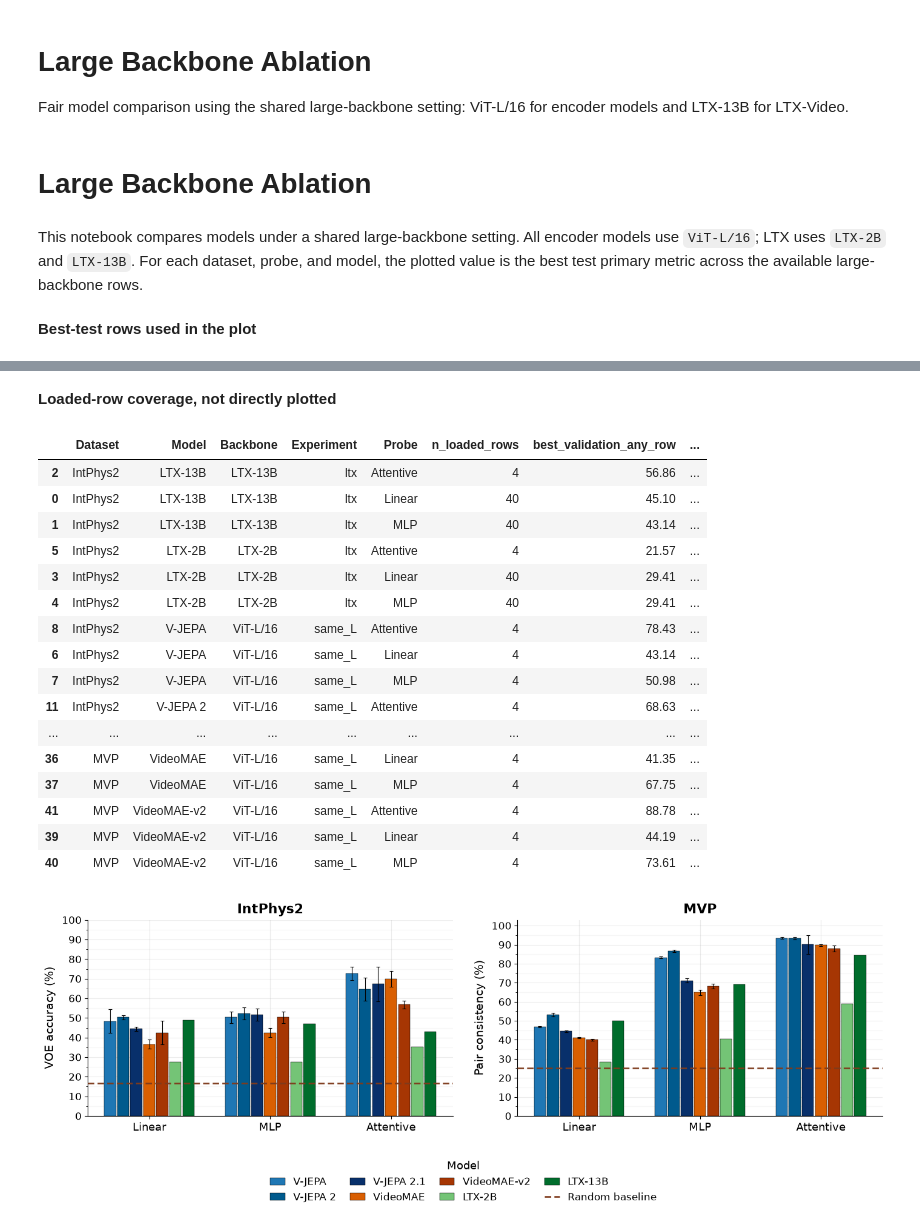
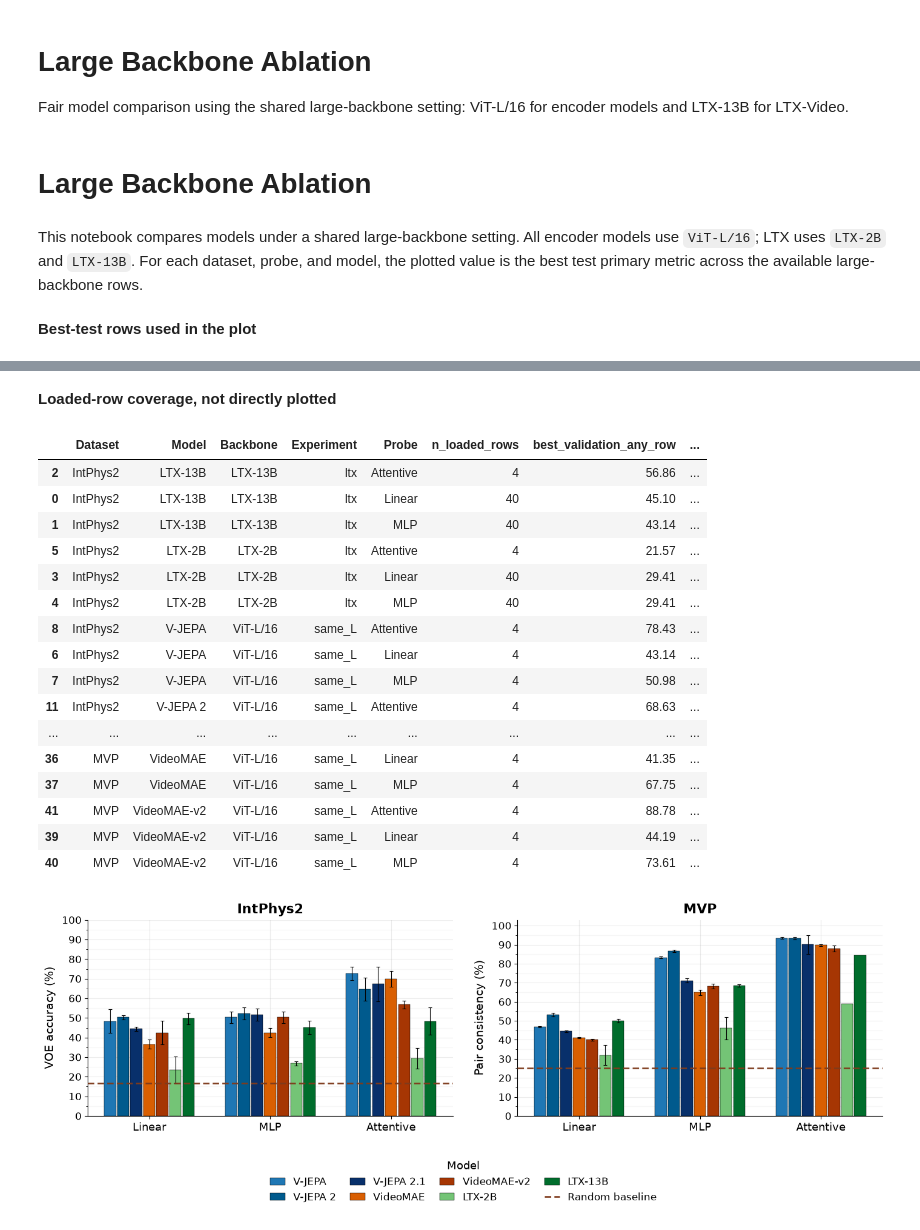
Before and after one commit to fomo-uva-video/Probe4Physics, a Jupyter notebook: notebooks/large_ablation_continuation.ipynb, the cells around one changed output, grey strips where cells are left out. Drawn from its saved outputs; the diff is of its cells as text; code cells hidden in the pictures.

```diff
--- a/notebooks/large_ablation_continuation.ipynb
+++ b/notebooks/large_ablation_continuation.ipynb
@@ -62,6 +62,7 @@ if str(NOTEBOOK_DIR) not in sys.path:
 import plot_colors
 importlib.reload(plot_colors)
 from plot_colors import MODEL_COLORS, PROBE_COLORS, REFERENCE_COLORS
+from seed_variance_loader import load_ready_seed_summary
 
 RESULTS_DIR = REPO_ROOT / 'results'
 MVP_XLSX = RESULTS_DIR / 'mvp_primary_db.xlsx'
@@ -216,19 +217,12 @@ def _load_attentive_continuation_summary():
     return _dedupe_seed_summary(cont)
 
 def load_seed_summary(mode=SEED_VARIANCE_MODE):
-    original = _load_original_seed_summary()
-    if mode == 'original':
-        return original
-    if mode != 'attentive_continuation':
-        raise ValueError(f'Unknown SEED_VARIANCE_MODE: {mode}')
-    cont = _load_attentive_continuation_summary()
-    if cont.empty:
-        return original
-    cont_keys = set(map(tuple, cont[SEED_MERGE_KEYS].itertuples(index=False, name=None)))
-    keep_original = original[~original[SEED_MERGE_KEYS].apply(tuple, axis=1).isin(cont_keys)]
-    combined = pd.concat([keep_original, cont], ignore_index=True, sort=False)
-    combined = combined.sort_values(SEED_MERGE_KEYS + ['seed_source']).drop_duplicates(SEED_MERGE_KEYS, keep='last')
-    return combined[SEED_MERGE_KEYS + SEED_STAT_COLUMNS].reset_index(drop=True)
+    return load_ready_seed_summary(
+        RESULTS_DIR,
+        mode=mode,
+        seed_merge_keys=SEED_MERGE_KEYS,
+        seed_stat_columns=SEED_STAT_COLUMNS,
+    )
 
 def attach_seed_stats(df, mode=SEED_VARIANCE_MODE):
     seeds = load_seed_summary(mode)
@@ -491,26 +485,26 @@ This notebook compares models under a shared large-backbone setting. All encoder
 | 0 | IntPhys2 | V-JEPA | ViT-L/16 | same_L | Linear | 24 | 48.37 | ... |
 | ... | ... | ... | ... | ... | ... | ... | ... | ... |
 | 28 | MVP | V-JEPA | ViT-L/16 | same_L | MLP | 18 | 83.18 | ... |
 | 29 | MVP | V-JEPA 2 | ViT-L/16 | same_L | MLP | 24 | 86.79 | ... |
 | 30 | MVP | V-JEPA 2.1 | ViT-L/16 | same_L | MLP | 18 | 71.12 | ... |
 | 33 | MVP | VideoMAE | ViT-L/16 | same_L | MLP | 24 | 64.88 | ... |
 | 34 | MVP | VideoMAE-v2 | ViT-L/16 | same_L | MLP | 18 | 68.18 | ... |
 **Loaded-row coverage, not directly plotted**
 |  | Dataset | Model | Backbone | Experiment | Probe | n_loaded_rows | best_validation_any_row | ... |
 | 2 | IntPhys2 | LTX-13B | LTX-13B | ltx | Attentive | 4 | 56.86 | ... |
 | 0 | IntPhys2 | LTX-13B | LTX-13B | ltx | Linear | 40 | 45.10 | ... |
 | 1 | IntPhys2 | LTX-13B | LTX-13B | ltx | MLP | 40 | 43.14 | ... |
 | 5 | IntPhys2 | LTX-2B | LTX-2B | ltx | Attentive | 4 | 21.57 | ... |
 | 3 | IntPhys2 | LTX-2B | LTX-2B | ltx | Linear | 40 | 29.41 | ... |
 | 4 | IntPhys2 | LTX-2B | LTX-2B | ltx | MLP | 40 | 29.41 | ... |
 | 8 | IntPhys2 | V-JEPA | ViT-L/16 | same_L | Attentive | 4 | 78.43 | ... |
 | 6 | IntPhys2 | V-JEPA | ViT-L/16 | same_L | Linear | 4 | 43.14 | ... |
 | 7 | IntPhys2 | V-JEPA | ViT-L/16 | same_L | MLP | 4 | 50.98 | ... |
 | 11 | IntPhys2 | V-JEPA 2 | ViT-L/16 | same_L | Attentive | 4 | 68.63 | ... |
 | ... | ... | ... | ... | ... | ... | ... | ... | ... |
 | 36 | MVP | VideoMAE | ViT-L/16 | same_L | Linear | 4 | 41.35 | ... |
 | 37 | MVP | VideoMAE | ViT-L/16 | same_L | MLP | 4 | 67.75 | ... |
 | 41 | MVP | VideoMAE-v2 | ViT-L/16 | same_L | Attentive | 4 | 88.78 | ... |
 | 39 | MVP | VideoMAE-v2 | ViT-L/16 | same_L | Linear | 4 | 44.19 | ... |
 | 40 | MVP | VideoMAE-v2 | ViT-L/16 | same_L | MLP | 4 | 73.61 | ... |
-[figure, old version]
+[figure, new version]
```
Also changed, not shown: parts of 1 cell of this notebook, 9 other files.
